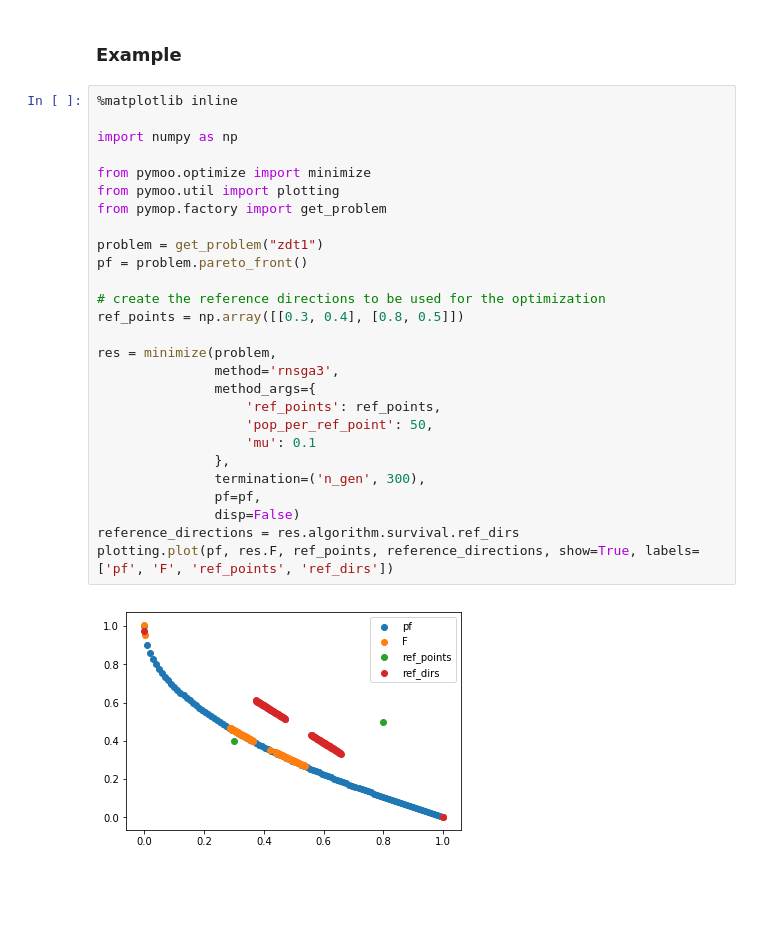
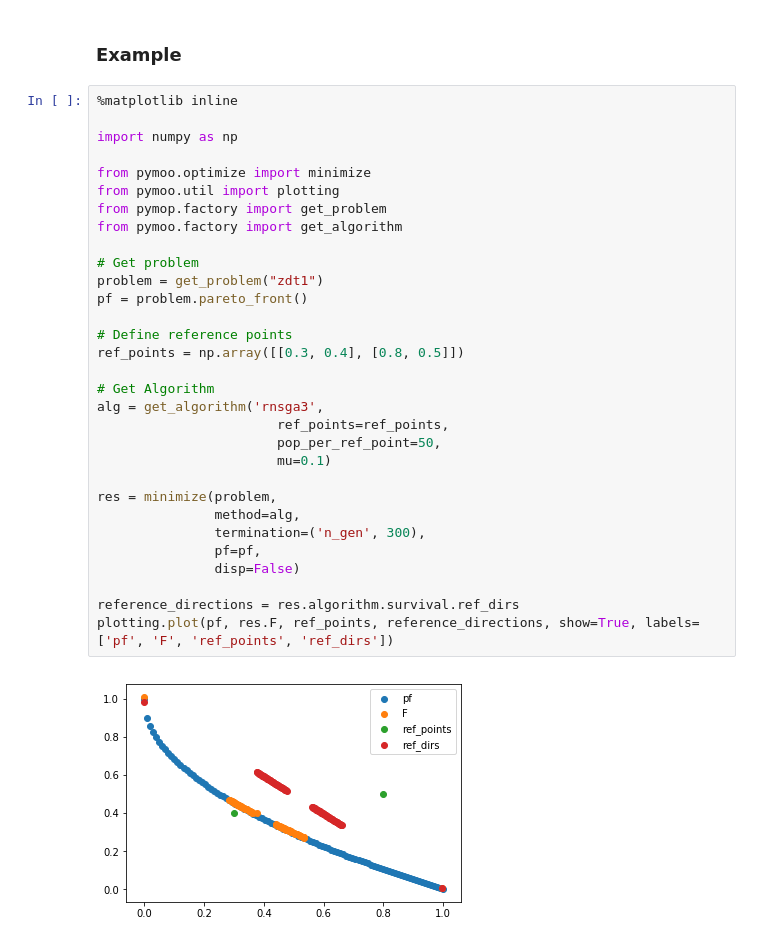
Before and after one commit to anyoptimization/pymoo, a Jupyter notebook: doc/source/algorithms/rnsga3.ipynb, the cells around one changed output. Cells and saved outputs as stored; diff of their text form; blank space fills up the shorter version.

```diff
--- a/doc/source/algorithms/rnsga3.ipynb
+++ b/doc/source/algorithms/rnsga3.ipynb
@@ -24,31 +24,35 @@ Second, from the splitting front (final front) some solutions need to be selecte
 # %%
 %matplotlib inline
 
 import numpy as np
 
 from pymoo.optimize import minimize
 from pymoo.util import plotting
 from pymop.factory import get_problem
+from pymoo.factory import get_algorithm
 
+# Get problem
 problem = get_problem("zdt1")
 pf = problem.pareto_front()
 
-# create the reference directions to be used for the optimization
+# Define reference points
 ref_points = np.array([[0.3, 0.4], [0.8, 0.5]])
 
+# Get Algorithm
+alg = get_algorithm('rnsga3',
+                       ref_points=ref_points,
+                       pop_per_ref_point=50,
+                       mu=0.1)
+
 res = minimize(problem,
-               method='rnsga3',
-               method_args={
-                   'ref_points': ref_points,
-                   'pop_per_ref_point': 50,
-                   'mu': 0.1
-               },
+               method=alg,
                termination=('n_gen', 300),
                pf=pf,
                disp=False)
+
 reference_directions = res.algorithm.survival.ref_dirs
 plotting.plot(pf, res.F, ref_points, reference_directions, show=True, labels=['pf', 'F', 'ref_points', 'ref_dirs'])
 # %% [output]
-[figure, old version]
+[figure, new version]
 # %%
 from pymop.factory import UniformReferenceDirectionFactory
```
Also changed, not shown: parts of 2 cells of this notebook, 1 other file.
